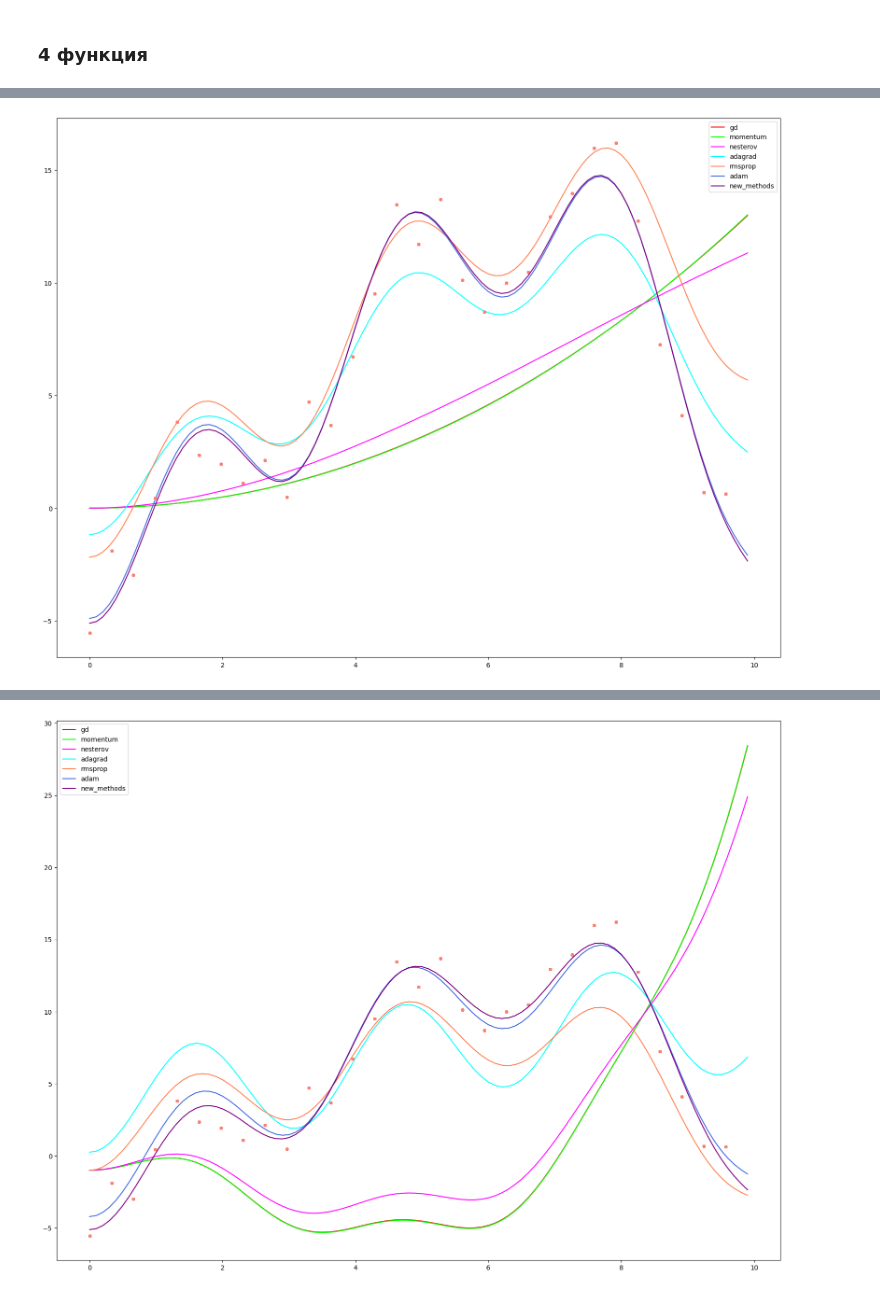
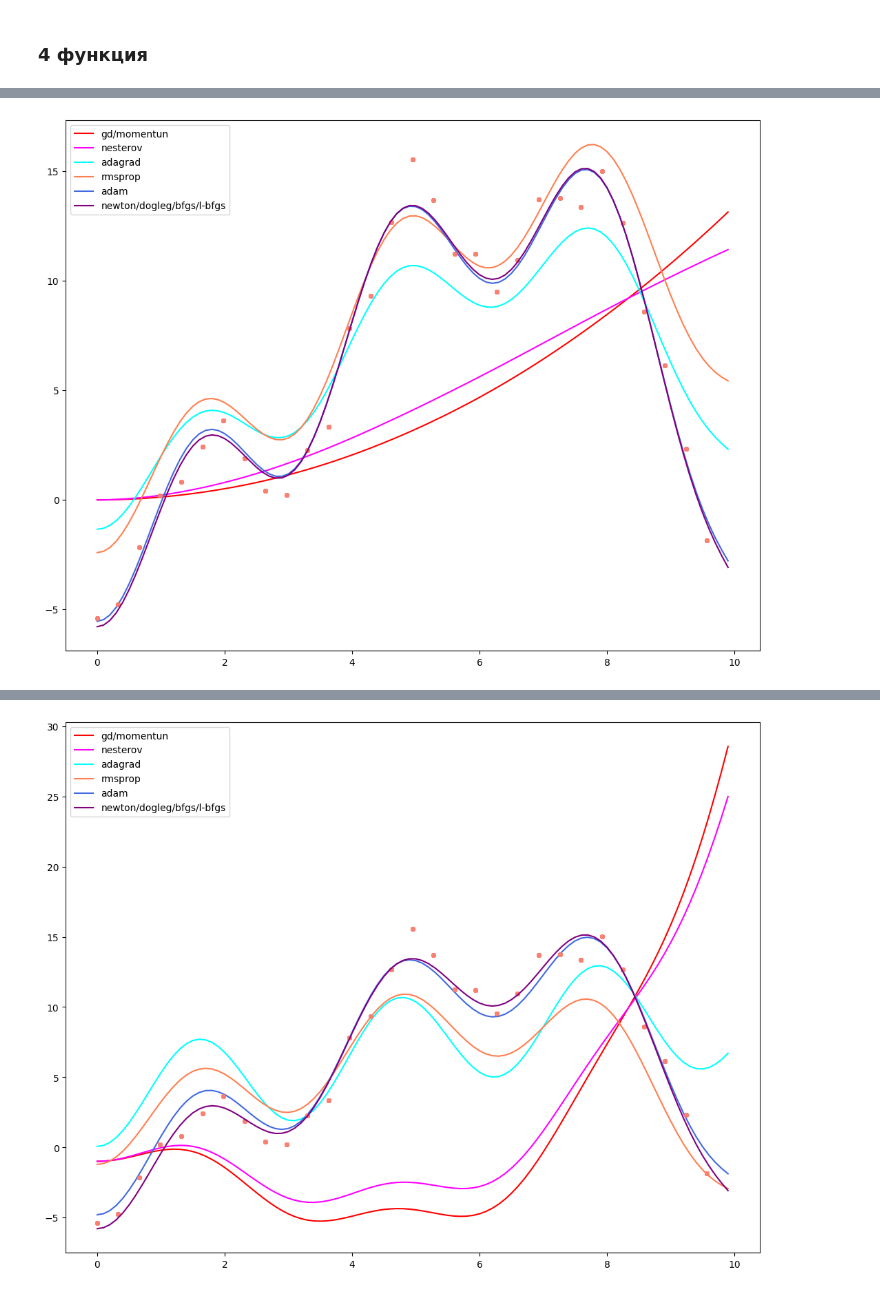
Before and after one commit to swerchansky/optimization-methods, a Jupyter notebook: 3_lab.ipynb, the cells around one changed output, grey strips where cells are left out. Cells and saved outputs as stored; diff of their text form; code cells hidden in the pictures.

```diff
--- a/3_lab.ipynb
+++ b/3_lab.ipynb
@@ -803,25 +806,25 @@ print("initial:", INITIAL_THETA)
 result = [0 for i in range(10)]
 
 result[0] = gd(X, Y, INITIAL_THETA, loss_function, func, loss_function_grad, lr=1e-7, eps=eps)
-result[1] = gd_with_momentum(X, Y, INITIAL_THETA, loss_function, func, loss_function_grad, lr=1e-7, eps=eps)
-result[2] = gd_with_nesterov(X, Y, INITIAL_THETA, loss_function, func, loss_function_grad, lr=1e-7, eps=eps)
-result[3] = gd_with_adagrad(X, Y, INITIAL_THETA, loss_function, func, loss_function_grad, lr=1e-1, eps=eps)
-result[4] = gd_with_rmsprop(X, Y, INITIAL_THETA, loss_function, func, loss_function_grad, lr=1e-2, eps=eps)
-result[5] = gd_with_adam(X, Y, INITIAL_THETA, loss_function, func, loss_function_grad, lr=1e-1, eps=eps)
+gd_with_momentum(X, Y, INITIAL_THETA, loss_function, func, loss_function_grad, lr=1e-7, eps=eps)
+result[1] = gd_with_nesterov(X, Y, INITIAL_THETA, loss_function, func, loss_function_grad, lr=1e-7, eps=eps)
+result[2] = gd_with_adagrad(X, Y, INITIAL_THETA, loss_function, func, loss_function_grad, lr=1e-1, eps=eps)
+result[3] = gd_with_rmsprop(X, Y, INITIAL_THETA, loss_function, func, loss_function_grad, lr=1e-2, eps=eps)
+result[4] = gd_with_adam(X, Y, INITIAL_THETA, loss_function, func, loss_function_grad, lr=1e-1, eps=eps)
 
-result[6] = gauss_newton(X, Y, INITIAL_THETA, loss_function, func, eps=eps)
-result[7] = powell_dog_leg(X, Y, INITIAL_THETA, loss_function, func, loss_function_grad, hessian_func, eps=eps)
-result[8] = bfgs(X, Y, INITIAL_THETA, loss_function, func, loss_function_grad, symbols, eps=eps)
-result[9] = lbfgs(X, Y, INITIAL_THETA, loss_function, func, loss_function_grad, symbols, eps=1e-8, m=5)
+result[5] = gauss_newton(X, Y, INITIAL_THETA, loss_function, func, eps=eps)
+powell_dog_leg(X, Y, INITIAL_THETA, loss_function, func, loss_function_grad, hessian_func, eps=eps)
+bfgs(X, Y, INITIAL_THETA, loss_function, func, loss_function_grad, symbols, eps=eps)
+lbfgs(X, Y, INITIAL_THETA, loss_function, func, loss_function_grad, symbols, eps=eps, m=5)
 
-lbfgs(X, Y, INITIAL_THETA, loss_function, func, loss_function_grad, symbols, eps=1e-8, m=100)
-lbfgs(X, Y, INITIAL_THETA, loss_function, func, loss_function_grad, symbols, eps=1e-8, m=40)
-lbfgs(X, Y, INITIAL_THETA, loss_function, func, loss_function_grad, symbols, eps=1e-8, m=2)
+lbfgs(X, Y, INITIAL_THETA, loss_function, func, loss_function_grad, symbols, eps=eps, m=100)
+lbfgs(X, Y, INITIAL_THETA, loss_function, func, loss_function_grad, symbols, eps=eps, m=40)
+lbfgs(X, Y, INITIAL_THETA, loss_function, func, loss_function_grad, symbols, eps=eps, m=2)
 
-colors = ['red', 'lime', 'fuchsia', 'aqua', 'coral', 'royalblue', 'purple']
-labels = ['gd', 'momentum', 'nesterov', 'adagrad', 'rmsprop', 'adam', 'new_methods']
+colors = ['red', 'fuchsia', 'aqua', 'coral', 'royalblue', 'purple']
+labels = ['gd/momentun', 'nesterov', 'adagrad', 'rmsprop', 'adam', 'newton/dogleg/bfgs/l-bfgs']
 
-plt.rcParams["figure.figsize"] = (20, 15)
+plt.rcParams["figure.figsize"] = (13, 10)
 fig, ax = plt.subplots()
 
 for i in range(len(labels)):
@@ -836,25 +839,21 @@ print("initial:", INITIAL_THETA)
 result = [0 for i in range(10)]
 
 result[0] = gd(X, Y, INITIAL_THETA, loss_function, func, loss_function_grad, lr=1e-7, eps=eps)
-result[1] = gd_with_momentum(X, Y, INITIAL_THETA, loss_function, func, loss_function_grad, lr=1e-7, eps=eps)
-result[2] = gd_with_nesterov(X, Y, INITIAL_THETA, loss_function, func, loss_function_grad, lr=1e-7, eps=eps)
-result[3] = gd_with_adagrad(X, Y, INITIAL_THETA, loss_function, func, loss_function_grad, lr=2, eps=eps)
-result[4] = gd_with_rmsprop(X, Y, INITIAL_THETA, loss_function, func, loss_function_grad, lr=1e-2, eps=eps)
-result[5] = gd_with_adam(X, Y, INITIAL_THETA, loss_function, func, loss_function_grad, lr=1e-1, eps=eps)
+gd_with_momentum(X, Y, INITIAL_THETA, loss_function, func, loss_function_grad, lr=1e-7, eps=eps)
+result[1] = gd_with_nesterov(X, Y, INITIAL_THETA, loss_function, func, loss_function_grad, lr=1e-7, eps=eps)
+result[2] = gd_with_adagrad(X, Y, INITIAL_THETA, loss_function, func, loss_function_grad, lr=2, eps=eps)
+result[3] = gd_with_rmsprop(X, Y, INITIAL_THETA, loss_function, func, loss_function_grad, lr=1e-2, eps=eps)
+result[4] = gd_with_adam(X, Y, INITIAL_THETA, loss_function, func, loss_function_grad, lr=1e-1, eps=eps)
 
-result[6] = gauss_newton(X, Y, INITIAL_THETA, loss_function, func, eps=eps)
-result[7] = powell_dog_leg(X, Y, INITIAL_THETA, loss_function, func, loss_function_grad, hessian_func, eps=eps)
-result[8] = bfgs(X, Y, INITIAL_THETA, loss_function, func, loss_function_grad, symbols, eps=eps)
-result[9] = lbfgs(X, Y, INITIAL_THETA, loss_function, func, loss_function_grad, symbols, eps=1e-8, m=5)
+result[5] = gauss_newton(X, Y, INITIAL_THETA, loss_function, func, eps=eps)
+powell_dog_leg(X, Y, INITIAL_THETA, loss_function, func, loss_function_grad, hessian_func, eps=eps)
+bfgs(X, Y, INITIAL_THETA, loss_function, func, loss_function_grad, symbols, eps=eps)
+lbfgs(X, Y, INITIAL_THETA, loss_function, func, loss_function_grad, symbols, eps=eps, m=5)
 
-lbfgs(X, Y, INITIAL_THETA, loss_function, func, loss_function_grad, symbols, eps=1e-8, m=100)
-lbfgs(X, Y, INITIAL_THETA, loss_function, func, loss_function_grad, symbols, eps=1e-8, m=40)
-lbfgs(X, Y, INITIAL_THETA, loss_function, func, loss_function_grad, symbols, eps=1e-8, m=2)
+lbfgs(X, Y, INITIAL_THETA, loss_function, func, loss_function_grad, symbols, eps=eps, m=100)
+lbfgs(X, Y, INITIAL_THETA, loss_function, func, loss_function_grad, symbols, eps=eps, m=40)
+lbfgs(X, Y, INITIAL_THETA, loss_function, func, loss_function_grad, symbols, eps=eps, m=2)
 
-colors = ['red', 'lime', 'fuchsia', 'aqua', 'coral', 'royalblue', 'purple']
-labels = ['gd', 'momentum', 'nesterov', 'adagrad', 'rmsprop', 'adam', 'new_methods']
-
-plt.rcParams["figure.figsize"] = (20, 15)
 fig, ax = plt.subplots()
 
 for i in range(len(labels)):
@@ -880,2 +879,2 @@ current_cost: 44.7592851615940, epoch: 499     l-bfgs    m=2
-[figure, old version]
+[figure, new version]
 initial: [-1, 0, 1, -1]
@@ -895 +894 @@ current_cost: 44.7960065905051, epoch: 499     l-bfgs    m=2
-[figure, old version]
+[figure, new version]
```
Also changed, not shown: parts of 6 cells of this notebook.
